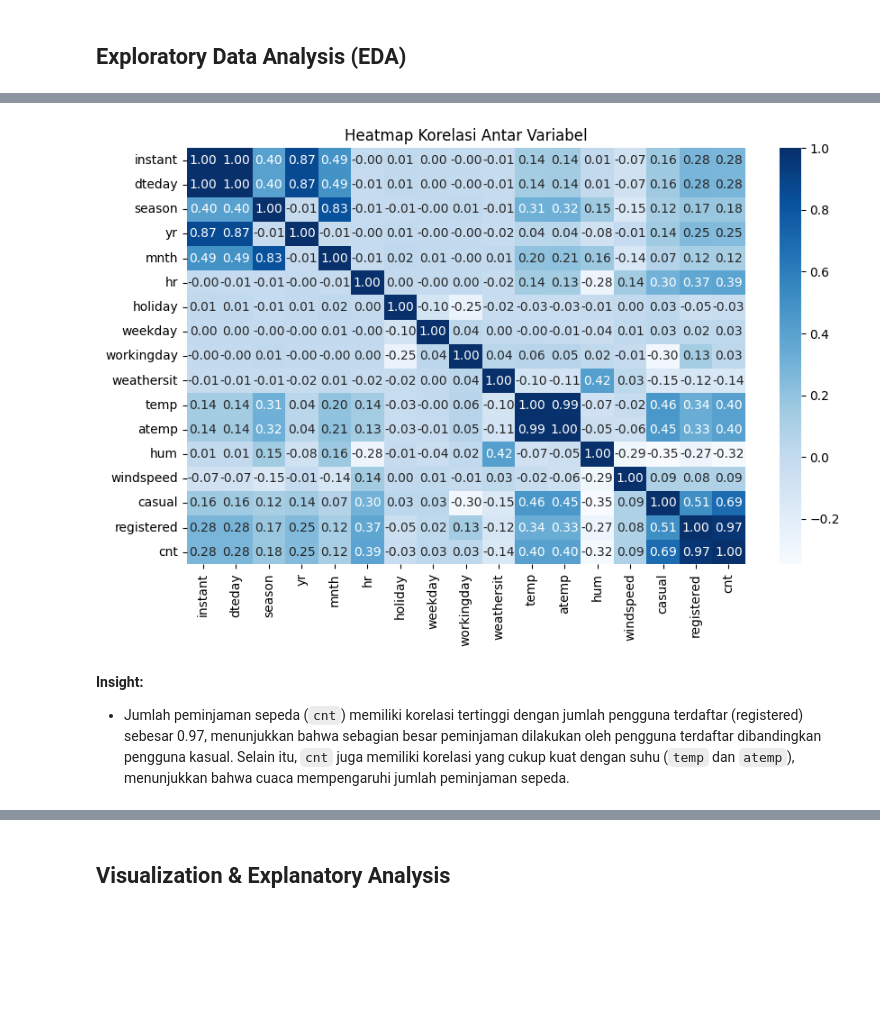
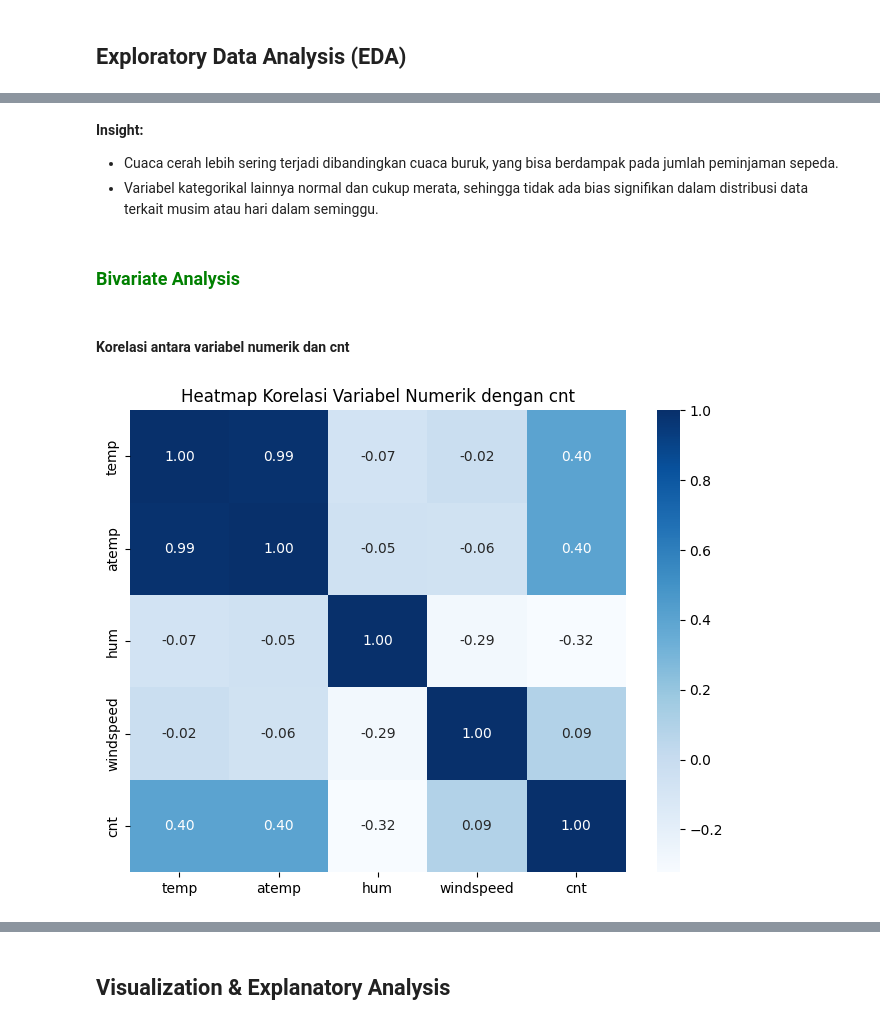
Before and after one commit to M-Fatoni/bike-sharing-analysis-dashboard, a Jupyter notebook: Proyek_Analisis_Data.ipynb, the cells around one changed output, grey strips where cells are left out. Cells and saved outputs as stored; diff of their text form; code cells hidden in the pictures; blank space fills up the shorter version.

Commit message:
Update dashboard dan notebook: agregasi data dan visualisasi

```diff
--- a/Proyek_Analisis_Data.ipynb
+++ b/Proyek_Analisis_Data.ipynb
@@ -29,7 +29,7 @@ warnings.filterwarnings('ignore')
 ### Gathering Data
 # %%
 # Memnaggil dataset
-df_hour = pd.read_csv('hour.csv', delimiter=',')
+df_hour = pd.read_csv('dashboard/hour.csv', delimiter=',')
 # %%
 # Melihat kolom-kolom pada dataset
 df_hour.columns
@@ -260,10 +303,15 @@ plt.show()
+# %% [markdown]
+**Insight:**
+- Cuaca cerah lebih sering terjadi dibandingkan cuaca buruk, yang bisa berdampak pada jumlah peminjaman sepeda.
+- Variabel kategorikal lainnya normal dan cukup merata, sehingga tidak ada bias signifikan dalam distribusi data terkait musim atau hari dalam seminggu.
+# %% [markdown]
+### <font color='green'> Bivariate Analysis </font>
+# %% [markdown]
+#### Korelasi antara variabel numerik dan cnt
 # %%
-plt.figure(figsize=(10,6)) # menyetel ukuran plot
-sns.heatmap(df_hour.corr(), annot=True, cmap="Blues", fmt=".2f") # visualisasi korelasi antar variabel
-plt.title("Heatmap Korelasi Antar Variabel") # set nama judul
-plt.show() # plot show
+plt.figure(figsize=(8, 6))
+sns.heatmap(df_hour[['temp', 'atemp', 'hum', 'windspeed', 'cnt']].corr(), annot=True, cmap='Blues', fmt='.2f')
+plt.title('Heatmap Korelasi Variabel Numerik dengan cnt')
+plt.show()
 # %% [output]
-[figure, old version]
+[figure, new version]
-# %% [markdown]
-**Insight:**
-- Jumlah peminjaman sepeda (`cnt`) memiliki korelasi tertinggi dengan jumlah pengguna terdaftar (registered) sebesar 0.97, menunjukkan bahwa sebagian besar peminjaman dilakukan oleh pengguna terdaftar dibandingkan pengguna kasual. Selain itu, `cnt` juga memiliki korelasi yang cukup kuat dengan suhu (`temp` dan `atemp`), menunjukkan bahwa cuaca mempengaruhi jumlah peminjaman sepeda.
```
Also changed, not shown: parts of 36 cells of this notebook, 1 other file.
